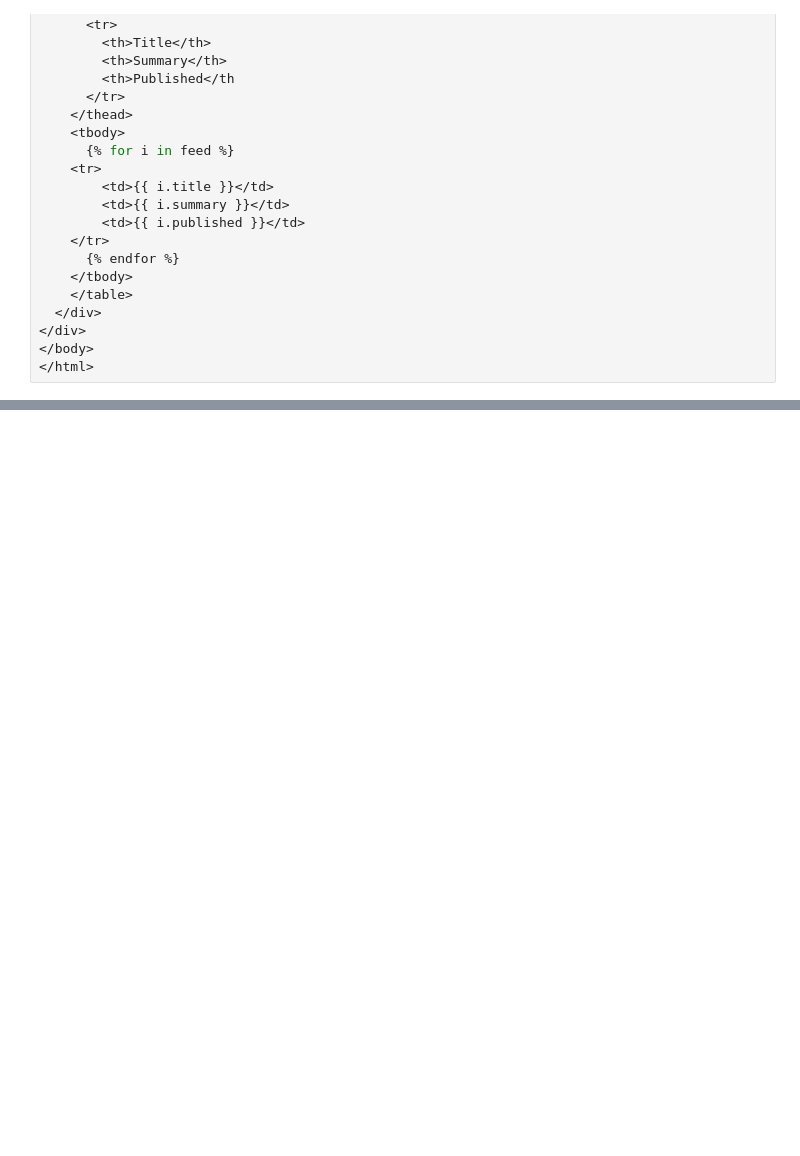
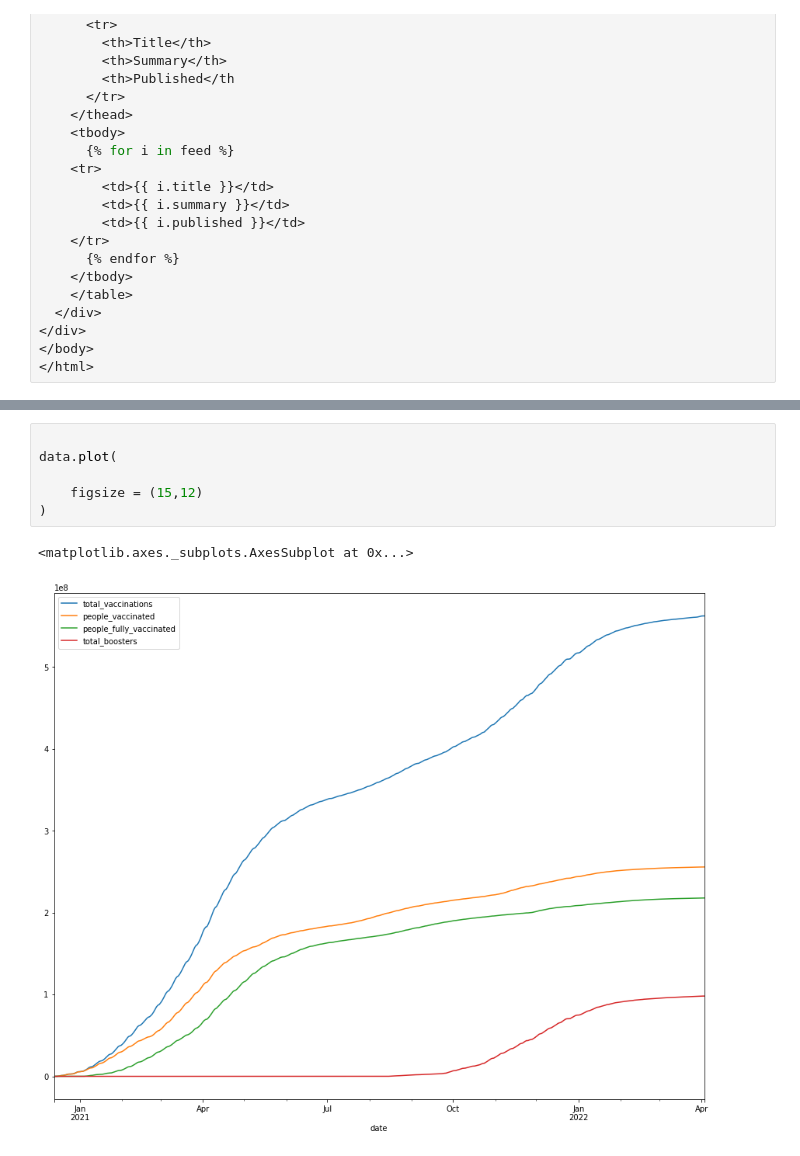
Before and after one commit to ak7588/ProjectsInProgrammingFinal, a Jupyter notebook: Projects_in_Programming_Finall_Project.ipynb, the cells around one changed output, grey strips where cells are left out. Cells and saved outputs as stored; diff of their text form; blank space fills up the shorter version.

```diff
--- a/Projects_in_Programming_Finall_Project.ipynb
+++ b/Projects_in_Programming_Finall_Project.ipynb
@@ -93,0 +157,9 @@ cd /content/drive/MyDrive/Colab Notebooks/
+# %%
+
+data.plot(
+
+    figsize = (15,12)
+)
+# %% [output]
+<matplotlib.axes._subplots.AxesSubplot at 0x...>
+[figure, added]
```
Also changed, not shown: parts of 9 cells of this notebook.
